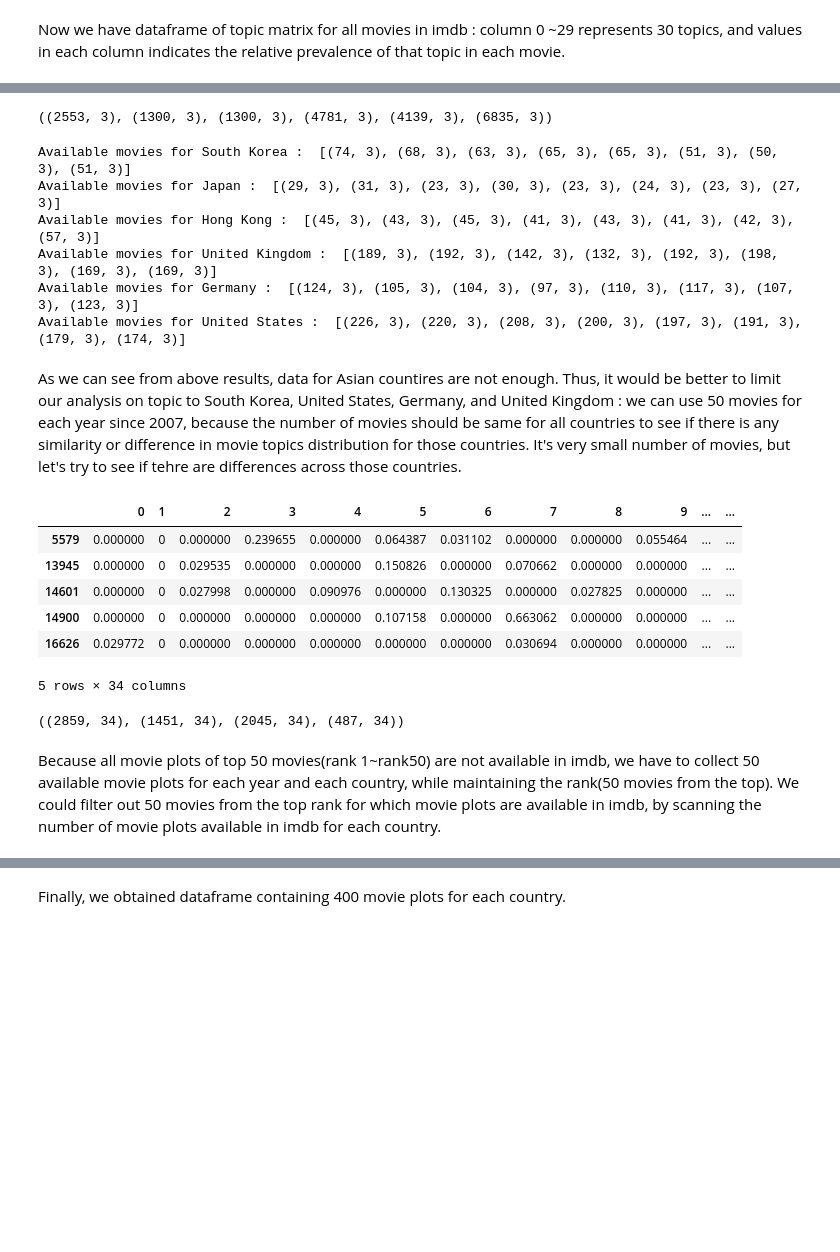
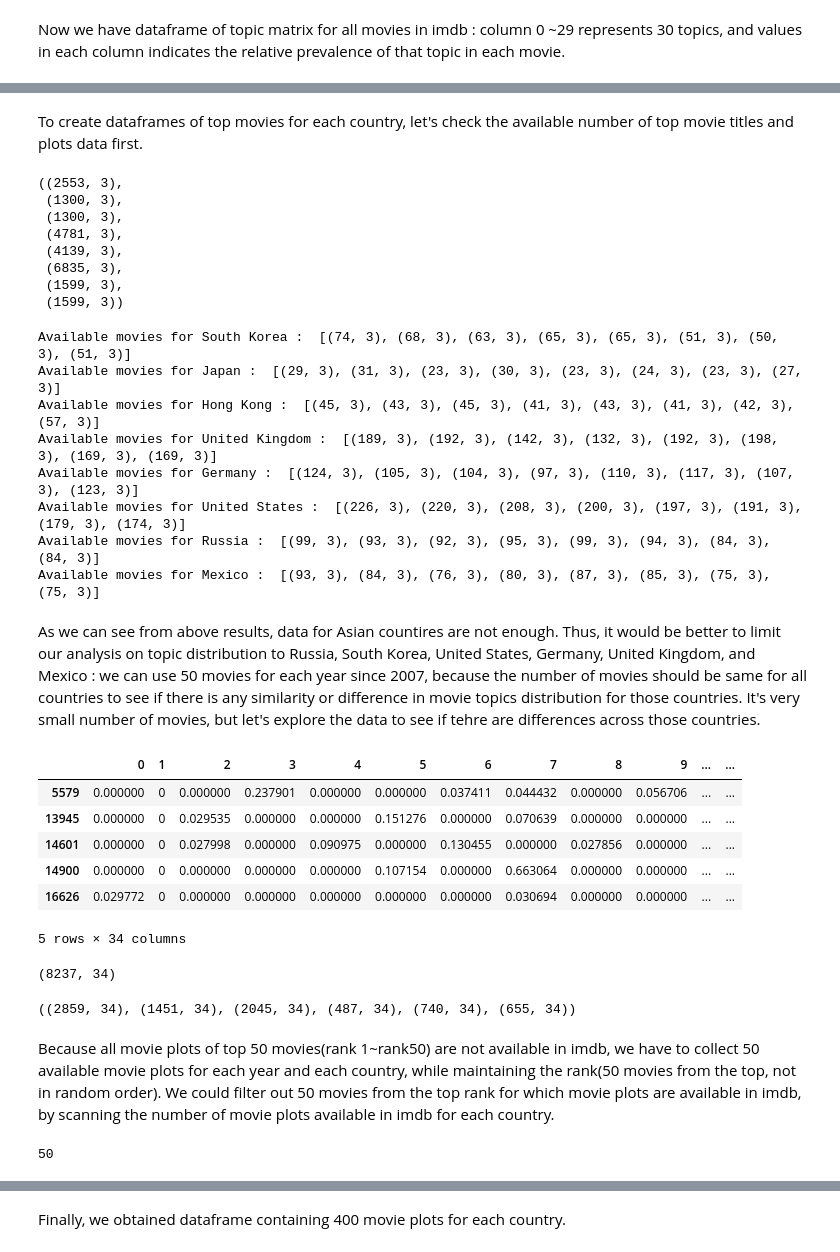
Before and after one commit to soorajmr/moviemeta, a Jupyter notebook: notebooks/popularity_visualization.ipynb, the cells around one changed output, grey strips where cells are left out. Saved outputs shown, nothing was run; the diff lists cells and outputs as text; code cells hidden in the pictures; blank space fills up the shorter version.

Commit message:
data preparation for visualization

```diff
--- a/notebooks/popularity_visualization.ipynb
+++ b/notebooks/popularity_visualization.ipynb
@@ -52 +50,3 @@ df_matrix['topic_score'] = pd.Series(topic_score, index=df_matrix.index)
+# %% [markdown]
+To create dataframes of top movies for each country, let's check the available number of top movie titles and plots data first.
 # %%
@@ -60,9 +60,18 @@ hk_df = topmovies_df[topmovies_df.country=="Hong Kong"] #available since 2002
 uk_df = topmovies_df[topmovies_df.country=="United Kingdom"] #available since 2002
 ge_df = topmovies_df[topmovies_df.country=="Germany"] #available since 2002
 us_df = topmovies_df[topmovies_df.country=="United States"] #available since 2001
-kr_df.shape, jp_df.shape, hk_df.shape, uk_df.shape, ge_df.shape, us_df.shape
+ru_df = topmovies_df[topmovies_df.country=="Russia"]
+mx_df = topmovies_df[topmovies_df.country=="Mexico"]
+kr_df.shape, jp_df.shape, hk_df.shape, uk_df.shape, ge_df.shape, us_df.shape, ru_df.shape, mx_df.shape
 # %% [output]
-((2553, 3), (1300, 3), (1300, 3), (4781, 3), (4139, 3), (6835, 3))
+((2553, 3),
+ (1300, 3),
+ (1300, 3),
+ (4781, 3),
+ (4139, 3),
+ (6835, 3),
+ (1599, 3),
+ (1599, 3))
 # %%
 #collect movies data from imdb_topic_df : check the minimum number of available data, since 2007
 years = range(2007, 2015)
@@ -72,6 +81,8 @@ available_hk =[]
 available_uk =[]
 available_ge =[]
 available_us =[]
+available_ru =[]
+available_mx =[]
 for year in years:
     num_movies_kr = imdb_meta_df[imdb_meta_df['year']==year][imdb_meta_df['title'].isin(kr_df[kr_df['year']==year].movie.tolist())]
     available_kr.append(num_movies_kr.shape)
@@ -85,12 +96,18 @@ for year in years:
     available_ge.append(num_movies_ge.shape)
     num_movies_us = imdb_meta_df[imdb_meta_df['year']==year][imdb_meta_df['title'].isin(us_df[us_df['year']==year].movie.tolist())]
     available_us.append(num_movies_us.shape)
+    num_movies_ru = imdb_meta_df[imdb_meta_df['year']==year][imdb_meta_df['title'].isin(ru_df[ru_df['year']==year].movie.tolist())]
+    available_ru.append(num_movies_ru.shape)
+    num_movies_mx = imdb_meta_df[imdb_meta_df['year']==year][imdb_meta_df['title'].isin(mx_df[mx_df['year']==year].movie.tolist())]
+    available_mx.append(num_movies_mx.shape)
 print "Available movies for South Korea : " ,available_kr
 print "Available movies for Japan : " ,available_jp
 print "Available movies for Hong Kong : " ,available_hk
 print "Available movies for United Kingdom : " ,available_uk
 print "Available movies for Germany : " ,available_ge
 print "Available movies for United States : " ,available_us
+print "Available movies for Russia : " ,available_ru
+print "Available movies for Mexico : " ,available_mx
 # %% [output]
 Available movies for South Korea :  [(74, 3), (68, 3), (63, 3), (65, 3), (65, 3), (51, 3), (50, 3), (51, 3)]
 Available movies for Japan :  [(29, 3), (31, 3), (23, 3), (30, 3), (23, 3), (24, 3), (23, 3), (27, 3)]
@@ -98,43 +115,51 @@ Available movies for Hong Kong :  [(45, 3), (43, 3), (45, 3), (41, 3), (43, 3),
 Available movies for United Kingdom :  [(189, 3), (192, 3), (142, 3), (132, 3), (192, 3), (198, 3), (169, 3), (169, 3)]
 Available movies for Germany :  [(124, 3), (105, 3), (104, 3), (97, 3), (110, 3), (117, 3), (107, 3), (123, 3)]
 Available movies for United States :  [(226, 3), (220, 3), (208, 3), (200, 3), (197, 3), (191, 3), (179, 3), (174, 3)]
+Available movies for Russia :  [(99, 3), (93, 3), (92, 3), (95, 3), (99, 3), (94, 3), (84, 3), (84, 3)]
+Available movies for Mexico :  [(93, 3), (84, 3), (76, 3), (80, 3), (87, 3), (85, 3), (75, 3), (75, 3)]
 # %% [markdown]
-As we can see from above results, data for Asian countires are not enough. Thus, it would be better to limit our analysis on topic to South Korea, United States, Germany, and United Kingdom : we can use 50 movies for each year since 2007, because the number of movies should be same for all countries to see if there is any similarity or difference in movie topics distribution for those countries. It's very small number of movies, but let's try to see if tehre are differences across those countries.
+As we can see from above results, data for Asian countires are not enough. Thus, it would be better to limit our analysis on topic distribution to Russia, South Korea, United States, Germany, United Kingdom, and Mexico : we can use 50 movies for each year since 2007, because the number of movies should be same for all countries to see if there is any similarity or difference in movie topics distribution for those countries. It's very small number of movies, but let's explore the data to see if tehre are differences across those countries.
 # %%
 def get(df, year, country=None):
     df = df[df['year']==year]
     if country:
         return df[df['country']==country]
     return df
 
 imdb_merged_df = pd.DataFrame()
 
 for year in range(2001, 2015):
-    for country in ['Germany','United States', 'United Kingdom', 'South Korea', 'Japan', 'Hong Kong']:
+    for country in ['Germany','United States', 'United Kingdom', 'South Korea', 'Russia', 'Mexico']:
         topic = get(imdb_topic_df, year)
         top = get(topmovies_df, year,country)
         #remove date from imdb title
         titles = topic.title.apply(lambda x : x.split('(')[0].strip())
         topic = topic[titles.isin(top.movie.tolist())]
         topic['country'] = country
         imdb_merged_df = pd.concat([imdb_merged_df, topic])
 imdb_merged_df.head()
 # %% [output]
 |  | 0 | 1 | 2 | 3 | 4 | 5 | 6 | 7 | 8 | 9 | ... | ... |
-| 5579 | 0.000000 | 0 | 0.000000 | 0.239655 | 0.000000 | 0.064387 | 0.031102 | 0.000000 | 0.000000 | 0.055464 | ... | ... |
-| 13945 | 0.000000 | 0 | 0.029535 | 0.000000 | 0.000000 | 0.150826 | 0.000000 | 0.070662 | 0.000000 | 0.000000 | ... | ... |
-| 14601 | 0.000000 | 0 | 0.027998 | 0.000000 | 0.090976 | 0.000000 | 0.130325 | 0.000000 | 0.027825 | 0.000000 | ... | ... |
-| 14900 | 0.000000 | 0 | 0.000000 | 0.000000 | 0.000000 | 0.107158 | 0.000000 | 0.663062 | 0.000000 | 0.000000 | ... | ... |
+| 5579 | 0.000000 | 0 | 0.000000 | 0.237901 | 0.000000 | 0.000000 | 0.037411 | 0.044432 | 0.000000 | 0.056706 | ... | ... |
+| 13945 | 0.000000 | 0 | 0.029535 | 0.000000 | 0.000000 | 0.151276 | 0.000000 | 0.070639 | 0.000000 | 0.000000 | ... | ... |
+| 14601 | 0.000000 | 0 | 0.027998 | 0.000000 | 0.090975 | 0.000000 | 0.130455 | 0.000000 | 0.027856 | 0.000000 | ... | ... |
+| 14900 | 0.000000 | 0 | 0.000000 | 0.000000 | 0.000000 | 0.107154 | 0.000000 | 0.663064 | 0.000000 | 0.000000 | ... | ... |
 | 16626 | 0.029772 | 0 | 0.000000 | 0.000000 | 0.000000 | 0.000000 | 0.000000 | 0.030694 | 0.000000 | 0.000000 | ... | ... |
 5 rows × 34 columns
+# %%
+imdb_merged_df.shape
+# %% [output]
+(8237, 34)
 # %%
 #filtering all movies available in imdb for each country
 imdb_df_us_all = imdb_merged_df[imdb_merged_df['country']=='United States']
 imdb_df_ge_all = imdb_merged_df[imdb_merged_df['country']=='Germany']
 imdb_df_uk_all = imdb_merged_df[imdb_merged_df['country']=='United Kingdom']
 imdb_df_kr_all = imdb_merged_df[imdb_merged_df['country']=='South Korea']
-imdb_df_us_all.shape, imdb_df_ge_all.shape, imdb_df_uk_all.shape, imdb_df_kr_all.shape
+imdb_df_ru_all = imdb_merged_df[imdb_merged_df['country']=='Russia']
+imdb_df_mx_all = imdb_merged_df[imdb_merged_df['country']=='Mexico']
+imdb_df_us_all.shape, imdb_df_ge_all.shape, imdb_df_uk_all.shape, imdb_df_kr_all.shape, imdb_df_ru_all.shape, imdb_df_mx_all.shape
 # %% [output]
-((2859, 34), (1451, 34), (2045, 34), (487, 34))
+((2859, 34), (1451, 34), (2045, 34), (487, 34), (740, 34), (655, 34))
 # %% [markdown]
-Because all movie plots of top 50 movies(rank 1~rank50) are not available in imdb, we have to collect 50 available movie plots for each year and each country, while maintaining the rank(50 movies from the top). We could filter out 50 movies from the top rank for which movie plots are available in imdb, by scanning the number of movie plots available in imdb for each country.
+Because all movie plots of top 50 movies(rank 1~rank50) are not available in imdb, we have to collect 50 available movie plots for each year and each country, while maintaining the rank(50 movies from the top, not in random order). We could filter out 50 movies from the top rank for which movie plots are available in imdb, by scanning the number of movie plots available in imdb for each country.
@@ -144,9 +174,13 @@ Because all movie plots of top 50 movies(rank 1~rank50) are not available in imd
 #United States - 2014 : head(71), 2013:76 , 2012 :61 , 2011 :66 , 2010 : 64, 2009: 59 , 2008 : 59 , 2007 : 57
 #United Kingdom - 2014 : head(72), 2013: 84, 2012 :74 , 2011 :74 , 2010 :74 , 2009:82, 2008 :71, 2007 :67
 #Germany - 2014 : head(82), 2013:103, 2012 :92 , 2011 :91 , 2010 :90 , 2009:101, 2008 :89, 2007 :89
-yearly_tops = ge_df[ge_df['year']==2014].head(82)
-ge_tops_title = yearly_tops['movie'].tolist()
-imdb_df_ge_tops = imdb_df_ge_all[imdb_df_ge_all['title'].isin(ge_tops_title)]
-imdb_df_ge_tops.shape[0]
+#Russia - 2014 : head(102), 2013:88 , 2012:90, 2011:79, 2010:81,2009:85, 2008:84, 2007:82
+#Mexico - 2014 : head(87), 2013:89 , 2012:92, 2011:75, 2010:82, 2009:85, 2008:78, 2007:67
+yearly_tops = mx_df[mx_df['year']==2014].head(87)
+mx_tops_title = yearly_tops['movie'].tolist()
+imdb_df_mx_tops = imdb_df_mx_all[imdb_df_mx_all['title'].isin(mx_tops_title)]
+imdb_df_mx_tops.shape[0]
+# %% [output]
+50
 # %%
 #list of titles of available movies for each country, 2007~2014
```
Also changed, not shown: parts of 32 cells of this notebook, 1 other file.
